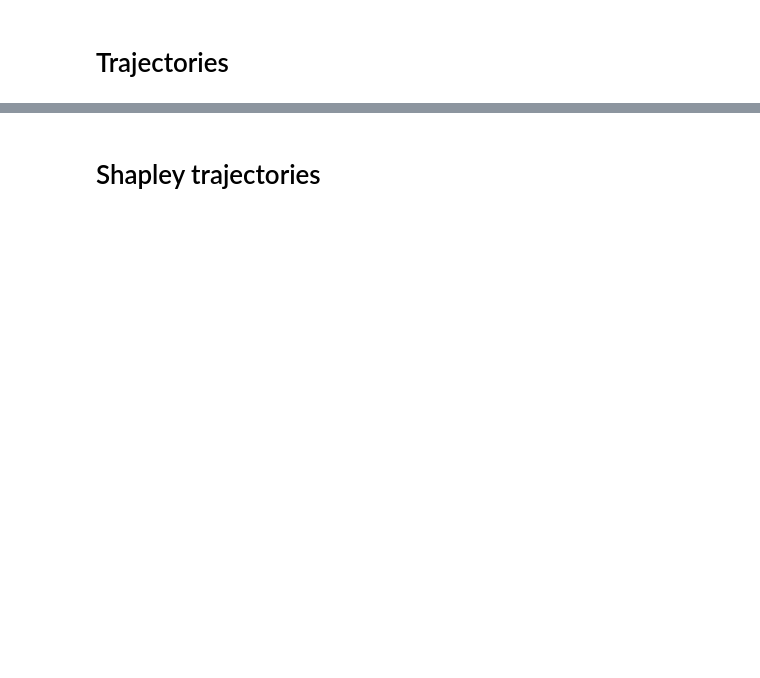
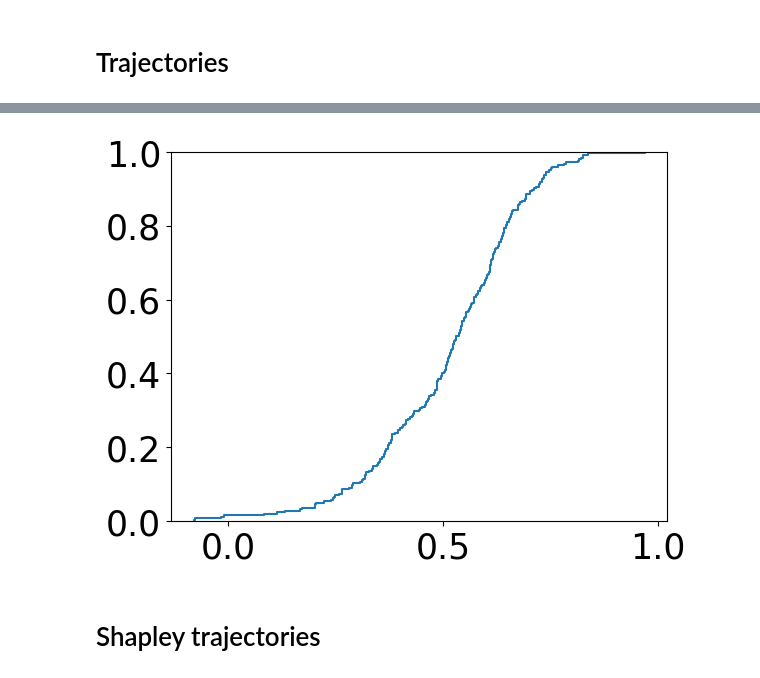
Before and after one commit to codelableidenvelux/ML_Age_Trajectory_2023, a Jupyter notebook: train_MLAGE_model.ipynb, the cells around one changed output, grey strips where cells are left out. Cells and saved outputs as stored; diff of their text form; code cells hidden in the pictures; blank space fills up the shorter version.

```diff
--- a/train_MLAGE_model.ipynb
+++ b/train_MLAGE_model.ipynb
@@ -546,8 +653,8 @@ def find_longest_uninterrupted(times):
         return None
 # %%
 all_lens = []
-for i, name in notebook.tqdm(enumerate(os.listdir(f"./evol_v11/21d/"))):
-    data = loadmat(f"./evol_v11/21d/{name}")
+for i, name in notebook.tqdm(enumerate(os.listdir(f"../TrainRetrainMLAGE/evol_v11/21d/"))):
+    data = loadmat(f"../TrainRetrainMLAGE/evol_v11/21d/{name}")
     X_ = np.squeeze(data['x']).T.reshape(-1, 2500)
     all_lens.append(X_.shape[0])
 # %%
@@ -560,8 +667,8 @@ all_preds_times = []
 all_pids = []
 was_testing = []
 all_tests_with_times = []
-for i, name in notebook.tqdm(enumerate(os.listdir(f"./evol_v11/21d/"))):
-    data = loadmat(f"./evol_v11/21d/{name}")
+for i, name in notebook.tqdm(enumerate(os.listdir(f"../TrainRetrainMLAGE/evol_v11/21d/"))):
+    data = loadmat(f"../TrainRetrainMLAGE/evol_v11/21d/{name}")
     X_ = np.squeeze(data['x']).T.reshape(-1, 2500)
     a_ = np.squeeze(data['all_ages'])
     g_ = np.squeeze(data['gender'])
@@ -599,7 +706,7 @@ for i, name in notebook.tqdm(enumerate(os.listdir(f"./evol_v11/21d/"))):
     _y = X_['age'].astype('float32')
 
     model_full = xgb.XGBRegressor()
-    model_full.load_model(f'./models/model_full_age_21_days_v11_fold{_fold}.json')
+    model_full.load_model(f'./models/model_full_age_21_days_v11_fold{_fold}_OLD.json')
 
     pred_over_time = model_full.predict(_x)
 
@@ -712,2 +755,13 @@ np.squeeze(NORM['all_preds'])[idx][0]
+# %%
+from scipy import stats
+old_full_spr = []
+for i in range(len(all_pids_OLD)):
+    p = all_pids_OLD[i][0]
+    IDX = np.where(np.array(all_pids) == p)[0][0]
+    old_full_spr.append(stats.spearmanr(np.squeeze(all_preds[IDX]), np.squeeze(all_preds_OLD[i])).statistic)
+plt.ecdf(old_full_spr)
+plt.savefig('./figures/supplementary_figure_4_b.pdf')
+# %% [output]
+[figure, added]
 # %% [markdown]
 # Shapley trajectories
```
Also changed, not shown: parts of 64 cells of this notebook, 9 other files.
